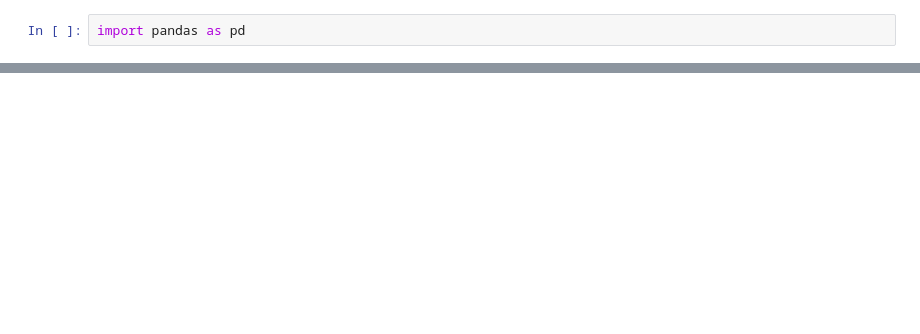
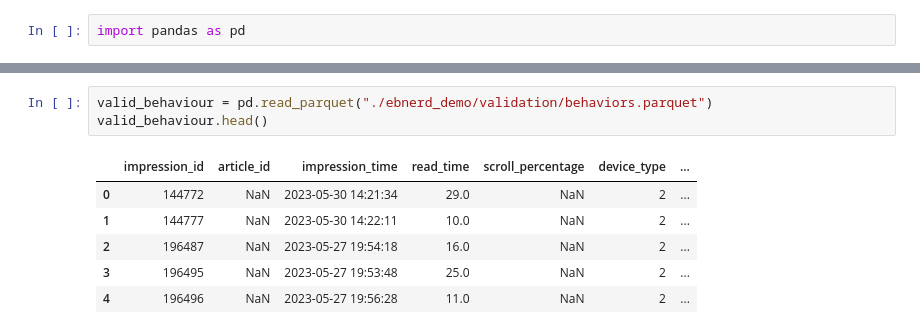
Before and after one commit to benceisonline/AAU-Project-6-Backend-2024, a Jupyter notebook: Collaborative_Filtering/LightFM_Dataprep.ipynb, the cells around one changed output, grey strips where cells are left out. Drawn from its saved outputs; the diff is of its cells as text; blank space fills up the shorter version.

```diff
--- a/Collaborative_Filtering/LightFM_Dataprep.ipynb
+++ b/Collaborative_Filtering/LightFM_Dataprep.ipynb
@@ -297,0 +308,10 @@ Data saved to exported_data/data.csv
+# %%
+valid_behaviour = pd.read_parquet("./ebnerd_demo/validation/behaviors.parquet")
+valid_behaviour.head()
+# %% [output]
+|  | impression_id | article_id | impression_time | read_time | scroll_percentage | device_type | ... |
+| 0 | 144772 | NaN | 2023-05-30 14:21:34 | 29.0 | NaN | 2 | ... |
+| 1 | 144777 | NaN | 2023-05-30 14:22:11 | 10.0 | NaN | 2 | ... |
+| 2 | 196487 | NaN | 2023-05-27 19:54:18 | 16.0 | NaN | 2 | ... |
+| 3 | 196495 | NaN | 2023-05-27 19:53:48 | 25.0 | NaN | 2 | ... |
+| 4 | 196496 | NaN | 2023-05-27 19:56:28 | 11.0 | NaN | 2 | ... |
```
Also changed, not shown: parts of 68 cells of this notebook, 8 other files.
